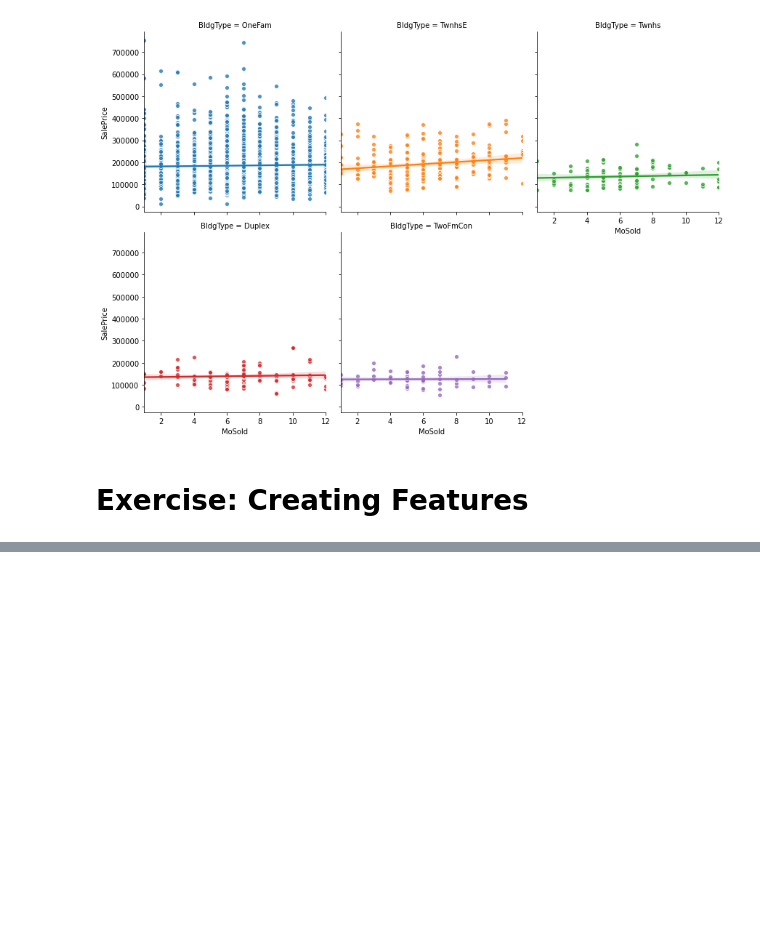
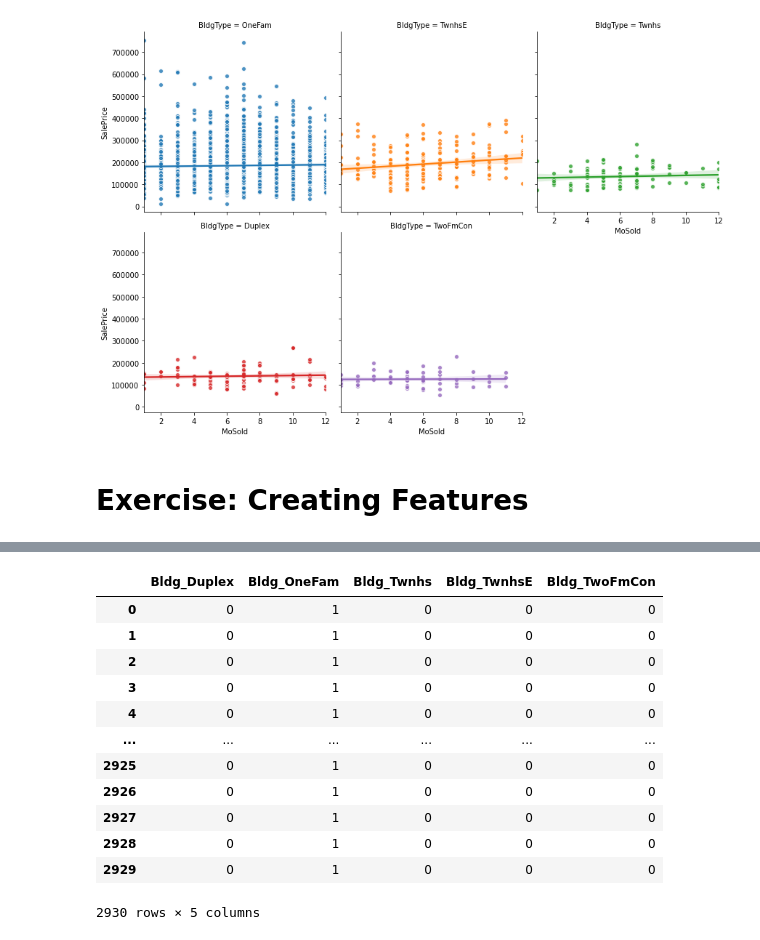
Before and after one commit to AliakbarMehdizadeh/Feature-Engineering, a Jupyter notebook: FE.ipynb, the cells around one changed output, grey strips where cells are left out. Cells and saved outputs as stored; diff of their text form; code cells hidden in the pictures; blank space fills up the shorter version.

```diff
--- a/FE.ipynb
+++ b/FE.ipynb
@@ -543,3 +543,6 @@ sns.lmplot(
 [figure]
 # %% [markdown]
 # Exercise: Creating Features
+# %%
+file_path = 'FE_Course_Data/ames.csv'  # Relative path to the file in the parent directory
+df = pd.read_csv(file_path)
@@ -545,0 +568,17 @@ sns.lmplot(
+# %%
+X_2 = pd.get_dummies(df.BldgType, prefix="Bldg")
+X_2
+# %% [output]
+|  | Bldg_Duplex | Bldg_OneFam | Bldg_Twnhs | Bldg_TwnhsE | Bldg_TwoFmCon |
+| 0 | 0 | 1 | 0 | 0 | 0 |
+| 1 | 0 | 1 | 0 | 0 | 0 |
+| 2 | 0 | 1 | 0 | 0 | 0 |
+| 3 | 0 | 1 | 0 | 0 | 0 |
+| 4 | 0 | 1 | 0 | 0 | 0 |
+| ... | ... | ... | ... | ... | ... |
+| 2925 | 0 | 1 | 0 | 0 | 0 |
+| 2926 | 0 | 1 | 0 | 0 | 0 |
+| 2927 | 0 | 1 | 0 | 0 | 0 |
+| 2928 | 0 | 1 | 0 | 0 | 0 |
+| 2929 | 0 | 1 | 0 | 0 | 0 |
+2930 rows × 5 columns
```
Also changed, not shown: parts of 14 cells of this notebook.
